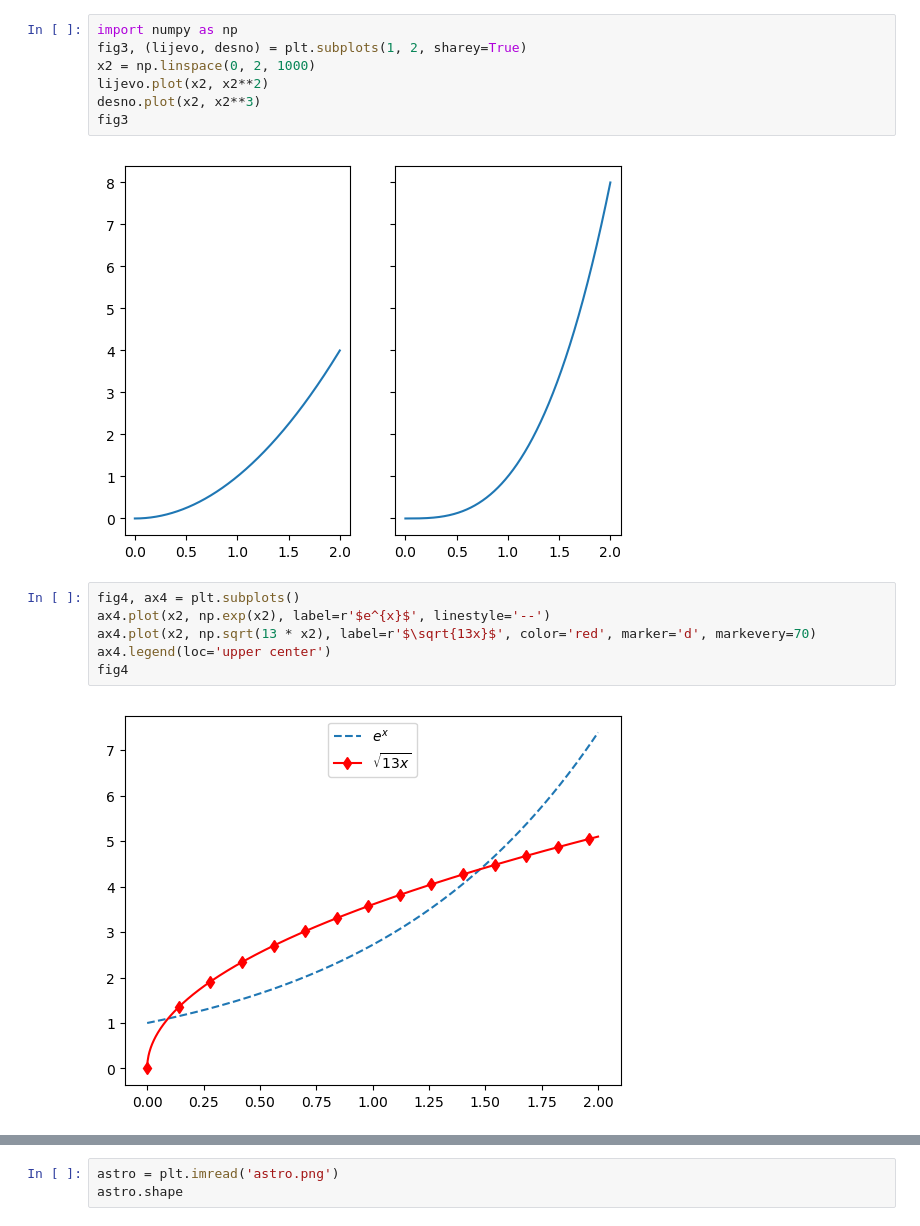
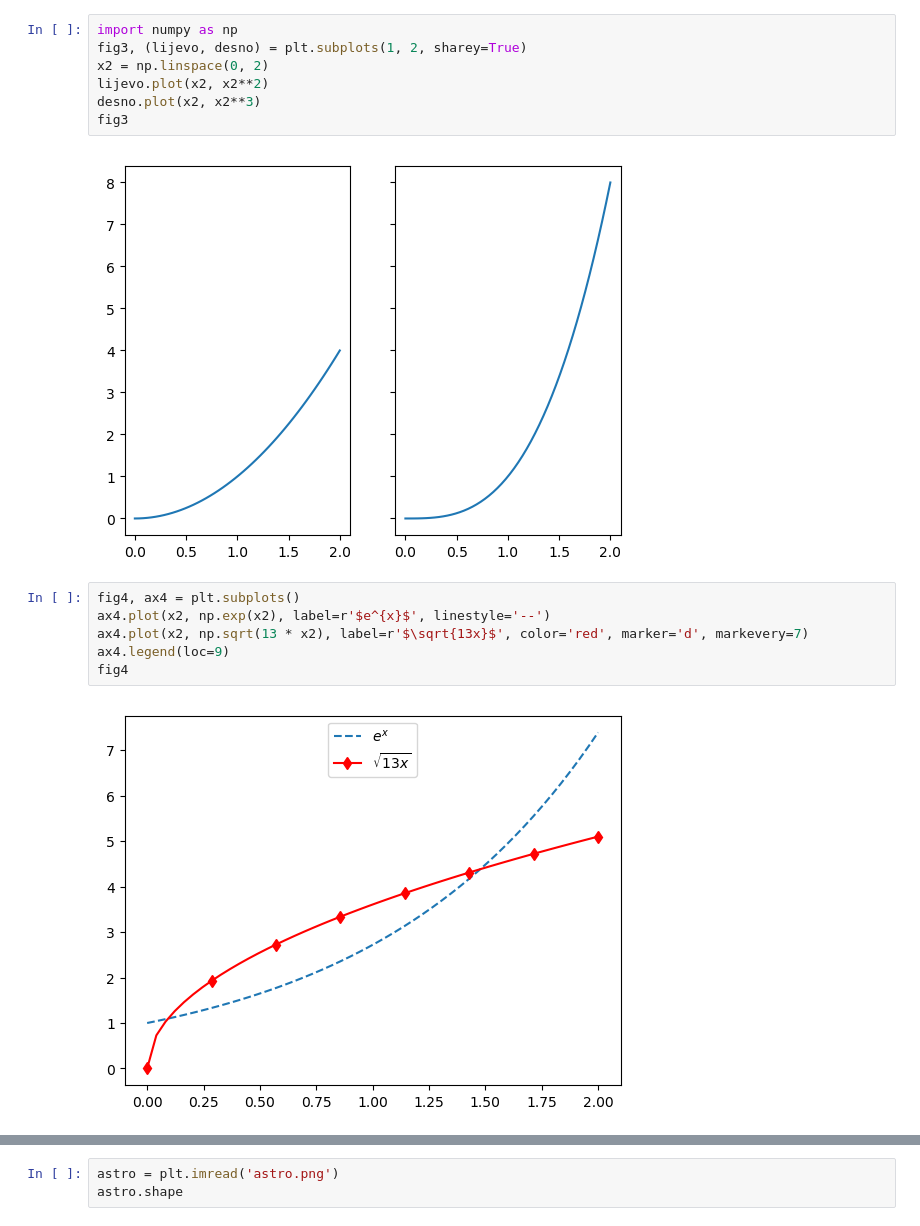
Before and after one commit to vedgar/ms, a Jupyter notebook: Predavanje 4.ipynb, the cells around one changed output, grey strips where cells are left out. Saved outputs shown, nothing was run; the diff lists cells and outputs as text.

```diff
--- a/Predavanje 4.ipynb
+++ b/Predavanje 4.ipynb
@@ -57,7 +57,7 @@ fig2
 # %%
 import numpy as np
 fig3, (lijevo, desno) = plt.subplots(1, 2, sharey=True)
-x2 = np.linspace(0, 2, 1000)
+x2 = np.linspace(0, 2)
 lijevo.plot(x2, x2**2)
 desno.plot(x2, x2**3)
 fig3
@@ -66,10 +66,10 @@ fig3
 # %%
 fig4, ax4 = plt.subplots()
 ax4.plot(x2, np.exp(x2), label=r'$e^{x}$', linestyle='--')
-ax4.plot(x2, np.sqrt(13 * x2), label=r'$\sqrt{13x}$', color='red', marker='d', markevery=70)
-ax4.legend(loc='upper center')
+ax4.plot(x2, np.sqrt(13 * x2), label=r'$\sqrt{13x}$', color='red', marker='d', markevery=7)
+ax4.legend(loc=9)
 fig4
 # %% [output]
-[figure, old version]
+[figure, new version]
 # %%
 fig6, ((gl, gs, gd), (dl, ds, dd)) = plt.subplots(2, 3)
```
Also changed, not shown: parts of 56 cells of this notebook, 2 other files.
